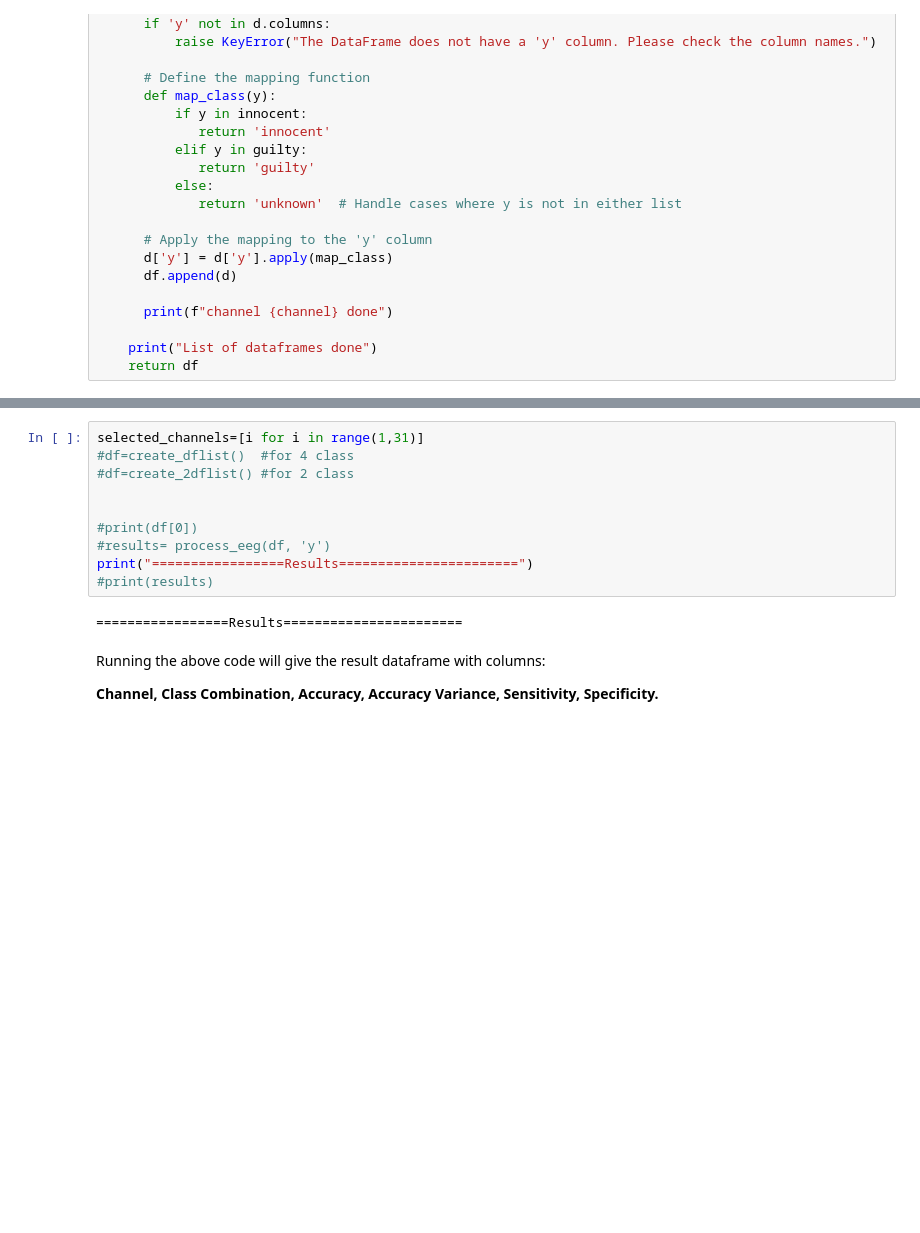
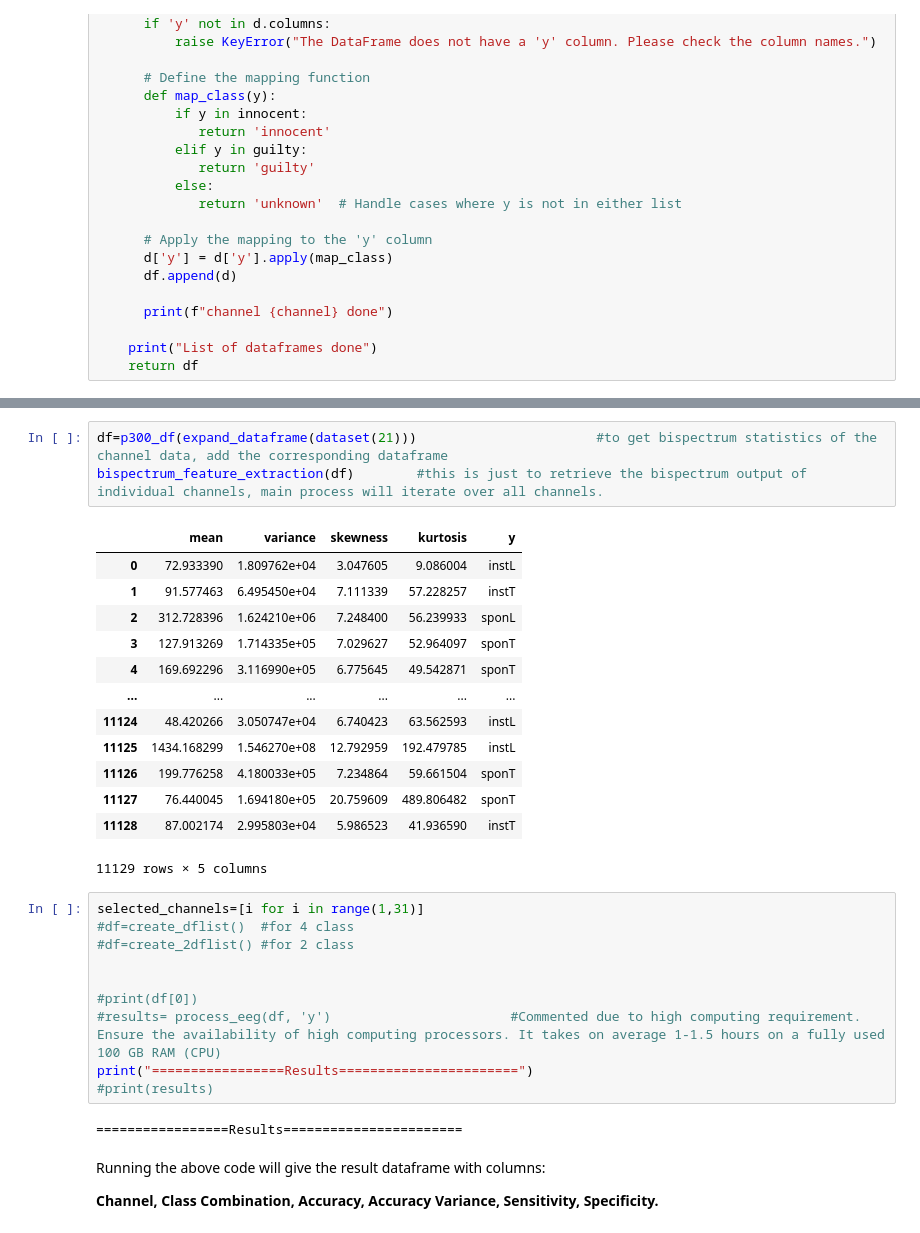
Before and after one commit to eldhosejoseph/thesis, a Jupyter notebook: ce901_thesis.ipynb, the cells around one changed output, grey strips where cells are left out. Saved outputs shown, nothing was run; the diff lists cells and outputs as text; blank space fills up the shorter version.

```diff
--- a/ce901_thesis.ipynb
+++ b/ce901_thesis.ipynb
@@ -997,6 +958,23 @@ def process_eeg(dataframes, label_column='y'):
 
     # Return a DataFrame containing results for all channels and class combinations
     return pd.DataFrame(results)
+# %%
+df=p300_df(expand_dataframe(dataset(21)))                       #to get bispectrum statistics of the channel data, add the corresponding dataframe
+bispectrum_feature_extraction(df)        #this is just to retrieve the bispectrum output of individual channels, main process will iterate over all channels.
+# %% [output]
+|  | mean | variance | skewness | kurtosis | y |
+| 0 | 72.933390 | 1.809762e+04 | 3.047605 | 9.086004 | instL |
+| 1 | 91.577463 | 6.495450e+04 | 7.111339 | 57.228257 | instT |
+| 2 | 312.728396 | 1.624210e+06 | 7.248400 | 56.239933 | sponL |
+| 3 | 127.913269 | 1.714335e+05 | 7.029627 | 52.964097 | sponT |
+| 4 | 169.692296 | 3.116990e+05 | 6.775645 | 49.542871 | sponT |
+| ... | ... | ... | ... | ... | ... |
+| 11124 | 48.420266 | 3.050747e+04 | 6.740423 | 63.562593 | instL |
+| 11125 | 1434.168299 | 1.546270e+08 | 12.792959 | 192.479785 | instL |
+| 11126 | 199.776258 | 4.180033e+05 | 7.234864 | 59.661504 | sponT |
+| 11127 | 76.440045 | 1.694180e+05 | 20.759609 | 489.806482 | sponT |
+| 11128 | 87.002174 | 2.995803e+04 | 5.986523 | 41.936590 | instT |
+11129 rows × 5 columns
 # %%
 selected_channels=[i for i in range(1,31)]
 #df=create_dflist()  #for 4 class
@@ -1004,7 +982,7 @@ selected_channels=[i for i in range(1,31)]
 
 
 #print(df[0])
-#results= process_eeg(df, 'y')
+#results= process_eeg(df, 'y')                       #Commented due to high computing requirement. Ensure the availability of high computing processors. It takes on average 1-1.5 hours on a fully used 100 GB RAM (CPU)
 print("=================Results=======================")
 #print(results)
 # %% [output]
```
Also changed, not shown: parts of 11 cells of this notebook.
